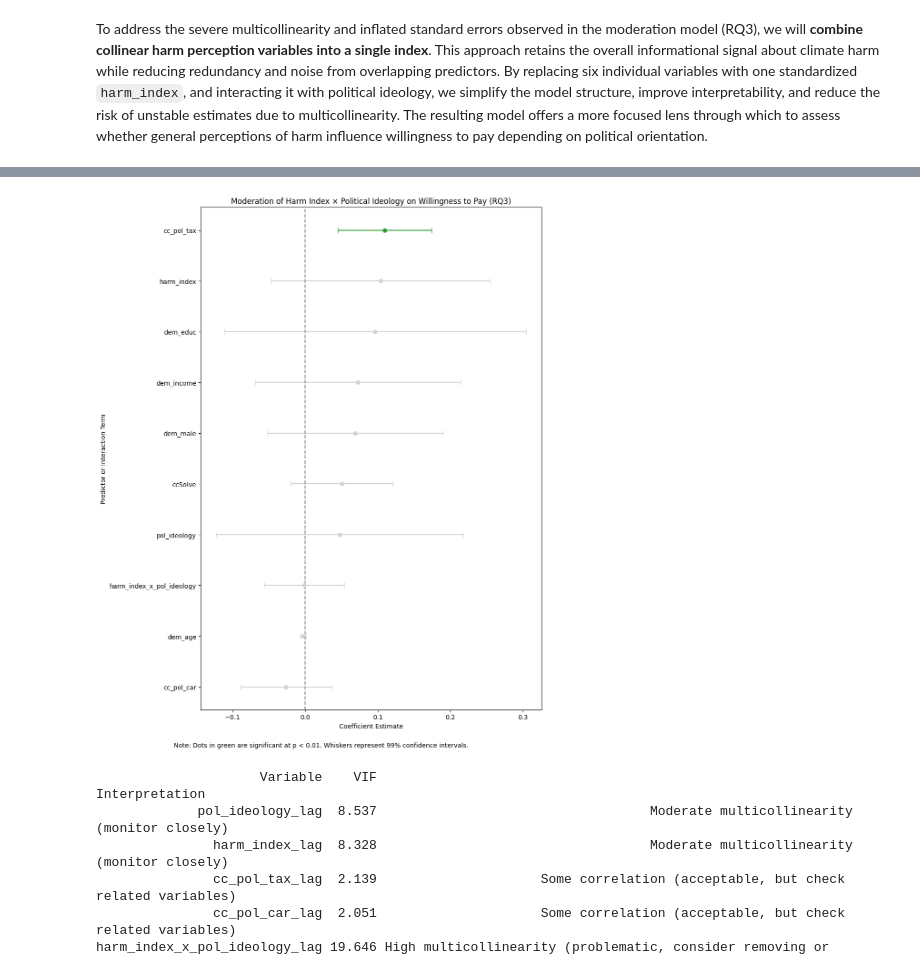
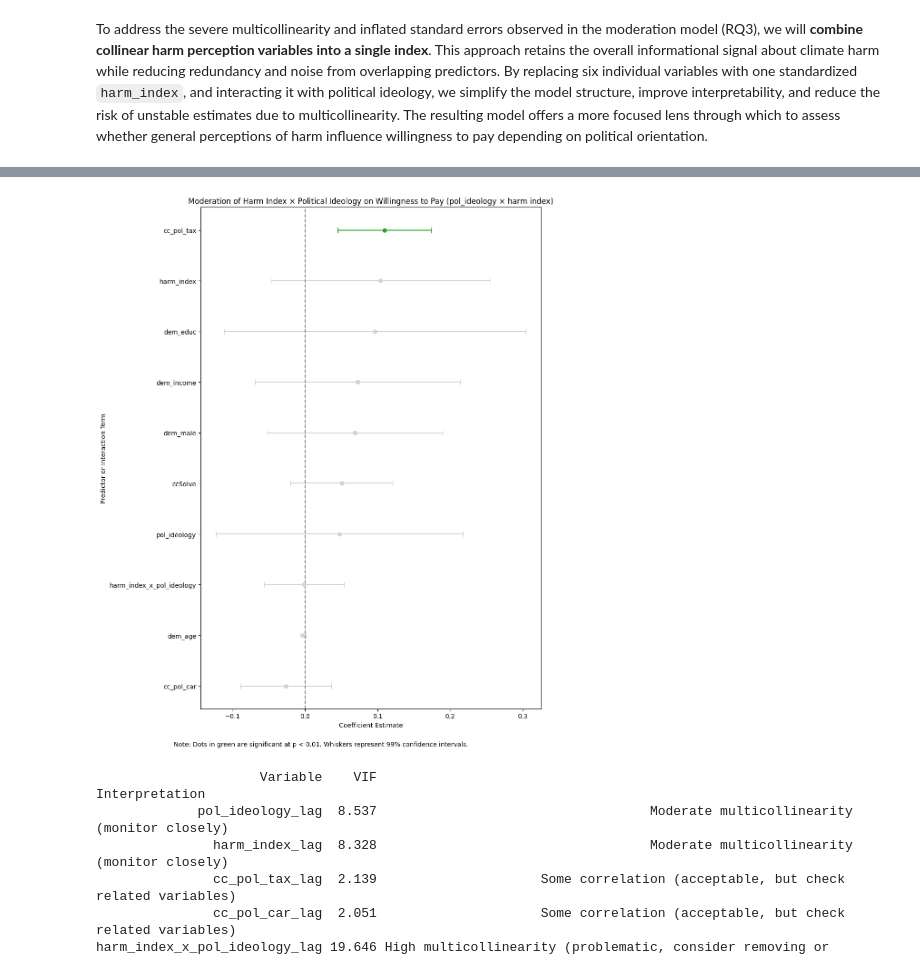
Before and after one commit to paraskevasleivadaros/climate-opinions-and-elections, a Jupyter notebook: notebooks/2-modeling-and-inference.ipynb, the cells around one changed output, grey strips where cells are left out. Saved outputs shown, nothing was run; the diff lists cells and outputs as text; code cells hidden in the pictures.

```diff
--- a/notebooks/2-modeling-and-inference.ipynb
+++ b/notebooks/2-modeling-and-inference.ipynb
@@ -314,7 +314,7 @@ fig, axs = plt.subplots(1, 2, figsize=(16, 12), sharex=True, sharey=True)
 for i, (ax, df, title, color) in enumerate(zip(
     axs,
     [df_tax, df_car],
-    ["Policy Support: Carbon Tax (RQ1)", "Policy Support: Emissions Standards (RQ1)"],
+    ["Policy Support: Carbon Tax (cc_pol_tax)", "Policy Support: Emissions Standards (cc_pol_car)"],
     ["tab:blue", "tab:orange"]
 )):
     for _, row in df.iterrows():
@@ -1392,26 +1392,26 @@ for _, row in plot_df.iterrows():
         fmt='o',
         color=color,
         ecolor=color,
         capsize=4
     )
 
 plt.axvline(0, color='gray', linestyle='--')
-plt.title("Moderation of Harm Index × Political Ideology on Willingness to Pay (RQ3)")
+plt.title("Moderation of Harm Index × Political Ideology on Willingness to Pay (pol_ideology × harm index)")
 plt.xlabel("Coefficient Estimate")
 plt.ylabel("Predictor or Interaction Term")
 
 # Add note
 plt.figtext(
     0.5, -0.02,
     "Note: Dots in green are significant at p < 0.01. Whiskers represent 99% confidence intervals.",
     ha='center', fontsize=10
 )
 
 plt.tight_layout()
 plt.savefig("../results/rq3_dot_whisker_harm_index_model.png", dpi=600)
 plt.show()
 # %% [output]
-[figure, old version]
+[figure, new version]
 # %%
 from statsmodels.stats.outliers_influence import variance_inflation_factor
 import pandas as pd
```
Also changed, not shown: parts of 13 cells of this notebook, 14 other files.
